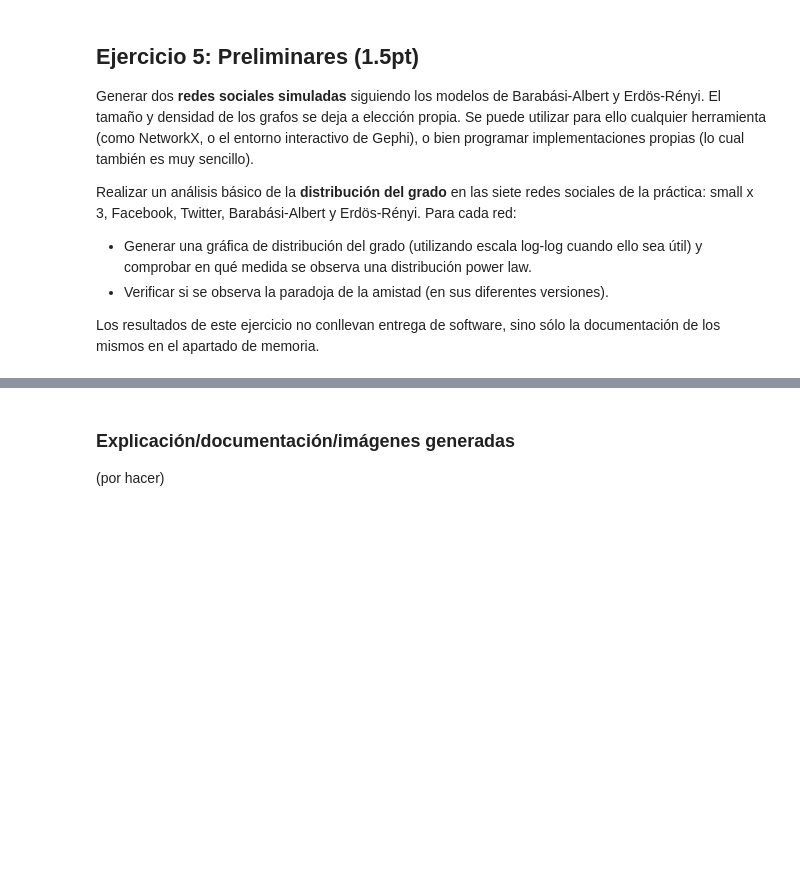
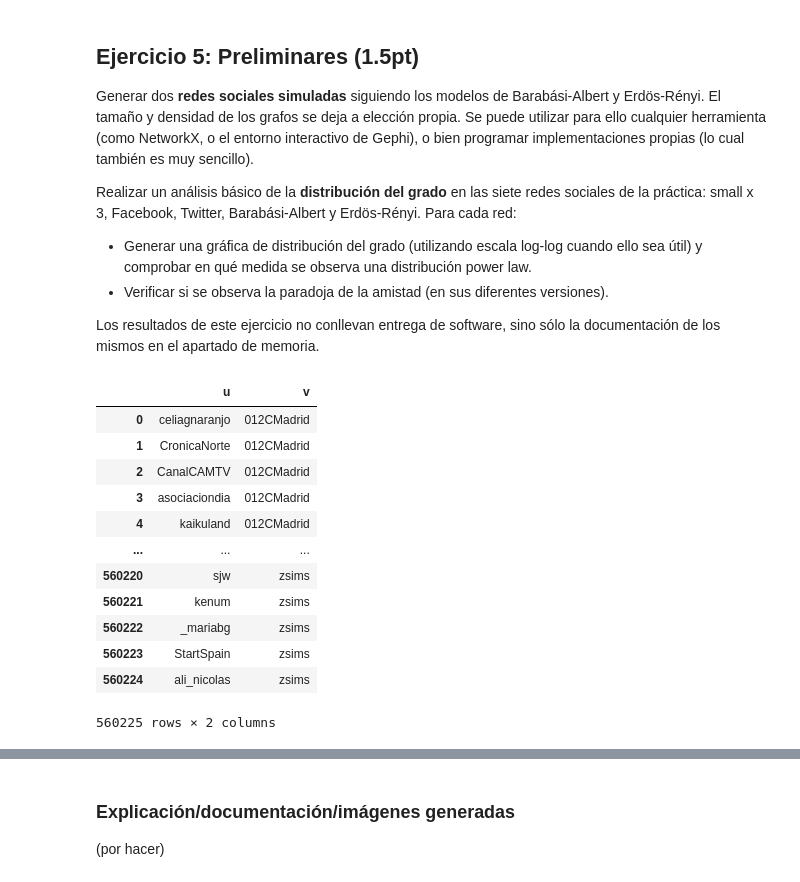
Before and after one commit to anamarsabi/bminf, a Jupyter notebook: practica-3/P3-SNA.ipynb, the cells around one changed output, grey strips where cells are left out. Saved outputs shown, nothing was run; the diff lists cells and outputs as text; code cells hidden in the pictures; blank space fills up the shorter version.

```diff
--- a/practica-3/P3-SNA.ipynb
+++ b/practica-3/P3-SNA.ipynb
@@ -68,0 +75,18 @@ Los resultados de este ejercicio no conllevan entrega de software, sino sólo la
+# %%
+file = os.path.join('networks', 'twitter.csv')
+df = pd.read_csv(file, names=['u', 'v'], delimiter=',')
+df
+# %% [output]
+|  | u | v |
+| 0 | celiagnaranjo | 012CMadrid |
+| 1 | CronicaNorte | 012CMadrid |
+| 2 | CanalCAMTV | 012CMadrid |
+| 3 | asociaciondia | 012CMadrid |
+| 4 | kaikuland | 012CMadrid |
+| ... | ... | ... |
+| 560220 | sjw | zsims |
+| 560221 | kenum | zsims |
+| 560222 | _mariabg | zsims |
+| 560223 | StartSpain | zsims |
+| 560224 | ali_nicolas | zsims |
+560225 rows × 2 columns
```
Also changed, not shown: parts of 8 cells of this notebook.
